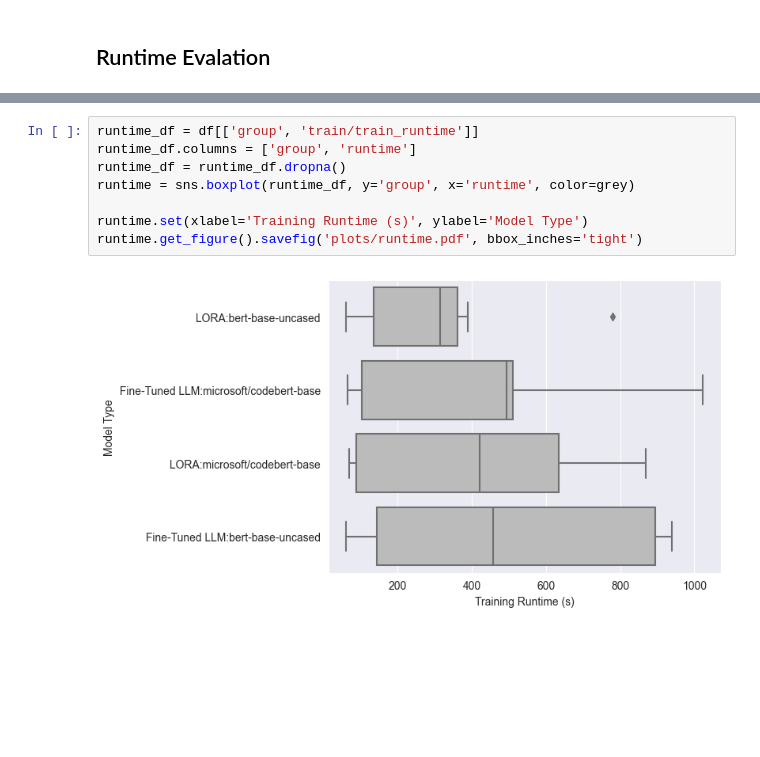
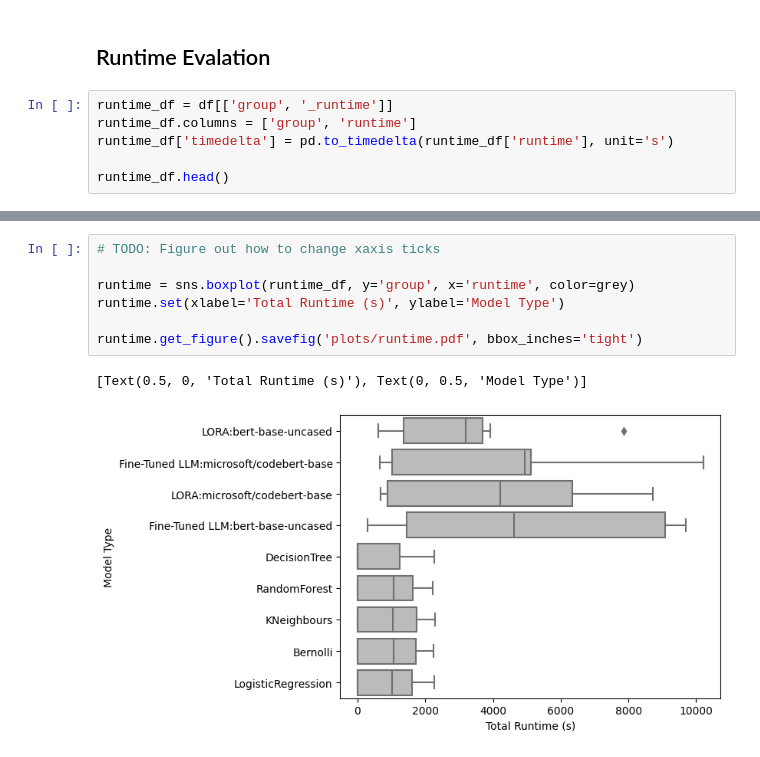
Before and after one commit to m-messer/Grading-Documentation-with-Machine-Learning, a Jupyter notebook: results.ipynb, the cells around one changed output, grey strips where cells are left out. Drawn from its saved outputs; the diff is of its cells as text; blank space fills up the shorter version.

Commit message:
PHD-565 Updated time series plot

```diff
--- a/results.ipynb
+++ b/results.ipynb
@@ -213,3 +215,9 @@ RANK: 46 Epochs: 50 Learning Rate: 1.135020914080848e-06 Batch Size: 16
 KeyError: 'n_neighbours'
 # %% [markdown]
 ## Runtime Evalation
+# %%
+runtime_df = df[['group', '_runtime']]
+runtime_df.columns = ['group', 'runtime']
+runtime_df['timedelta'] = pd.to_timedelta(runtime_df['runtime'], unit='s')
+
+runtime_df.head()
@@ -216,10 +236,10 @@ KeyError: 'n_neighbours'
 # %%
-runtime_df = df[['group', 'train/train_runtime']]
-runtime_df.columns = ['group', 'runtime']
-runtime_df = runtime_df.dropna()
+# TODO: Figure out how to change xaxis ticks
+
 runtime = sns.boxplot(runtime_df, y='group', x='runtime', color=grey)
+runtime.set(xlabel='Total Runtime (s)', ylabel='Model Type')
 
-runtime.set(xlabel='Training Runtime (s)', ylabel='Model Type')
 runtime.get_figure().savefig('plots/runtime.pdf', bbox_inches='tight')
 # %% [output]
+[Text(0.5, 0, 'Total Runtime (s)'), Text(0, 0.5, 'Model Type')]
-[figure, old version]
+[figure, new version]
```
Also changed, not shown: parts of 7 cells of this notebook, 6 other files.
